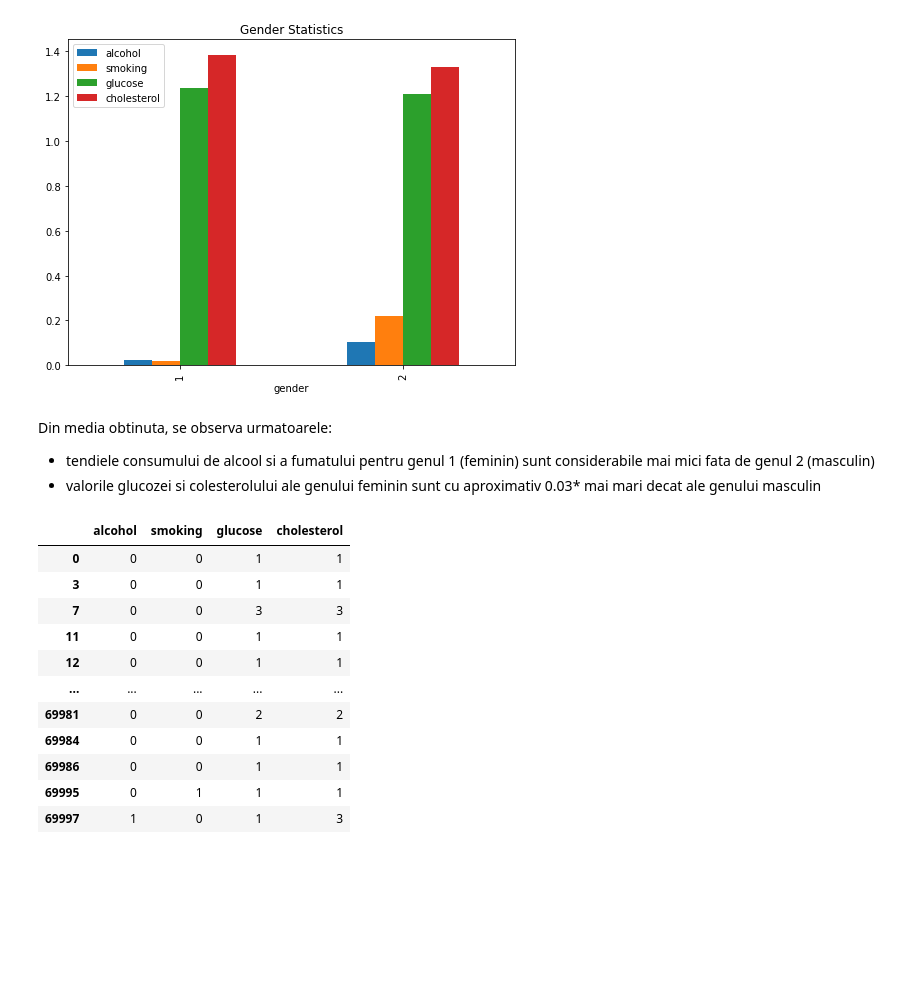
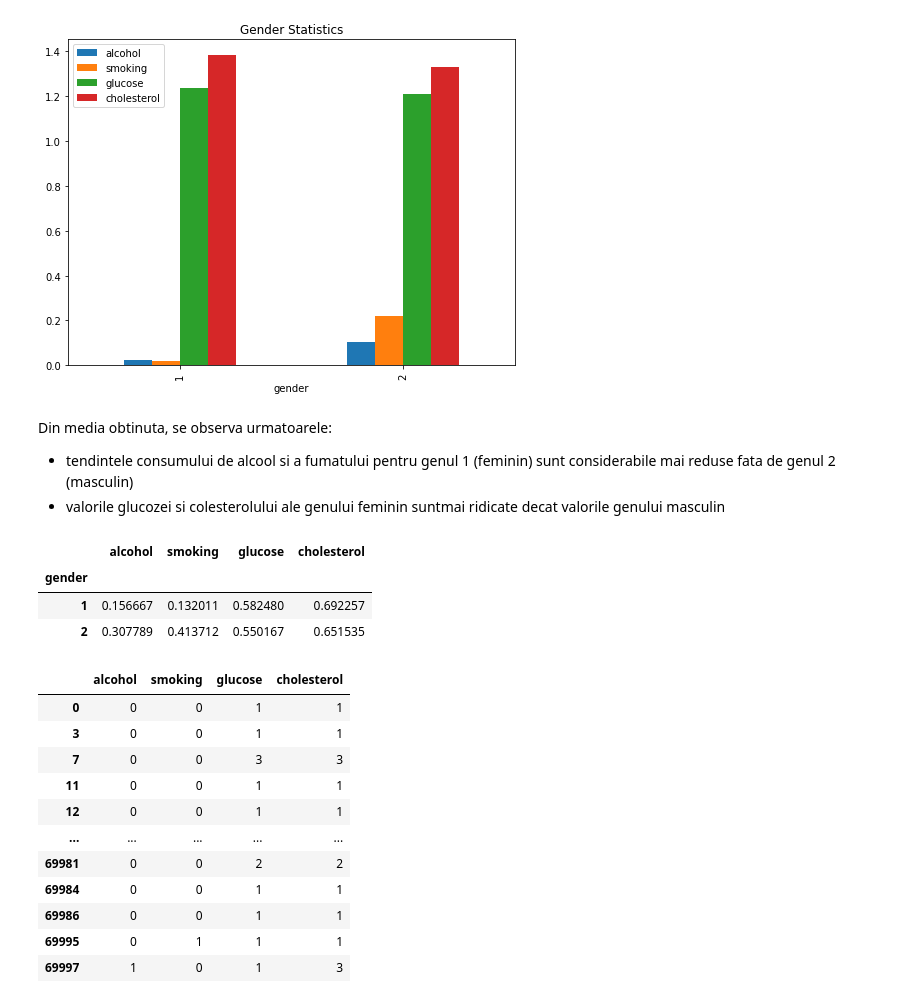
Before and after one commit to bojiix/RAM-OSI-BAN-AI, a Jupyter notebook: SDP_team_project_Group9.ipynb, the cells around one changed output. Drawn from its saved outputs; the diff is of its cells as text; code cells hidden in the pictures; blank space fills up the shorter version.

```diff
--- a/SDP_team_project_Group9.ipynb
+++ b/SDP_team_project_Group9.ipynb
@@ -425,8 +425,15 @@ gender_stats.mean().plot(kind="bar", title="Gender Statistics", figsize=(8,6))
 [figure]
 # %% [markdown]
 Din media obtinuta, se observa urmatoarele:
-* tendiele consumului de alcool si a fumatului pentru genul 1 (feminin) sunt considerabile mai mici fata de genul 2 (masculin)
-* valorile glucozei si colesterolului ale genului feminin sunt cu aproximativ 0.03* mai mari decat ale genului masculin
+* tendintele consumului de alcool si a fumatului pentru genul 1 (feminin) sunt considerabile mai reduse fata de genul 2 (masculin)
+* valorile glucozei si colesterolului ale genului feminin suntmai ridicate decat valorile genului masculin
+# %%
+gender_stats.std()
+# %% [output]
+|  | alcohol | smoking | glucose | cholesterol |
+| gender |  |  |  |  |
+| 1 | 0.156667 | 0.132011 | 0.582480 | 0.692257 |
+| 2 | 0.307789 | 0.413712 | 0.550167 | 0.651535 |
 # %%
 grp = gender_stats.filter(lambda x: (x['alcohol'].std()) < (x['smoking'].std()) )
 grp
```
Also changed, not shown: parts of 6 cells of this notebook.
